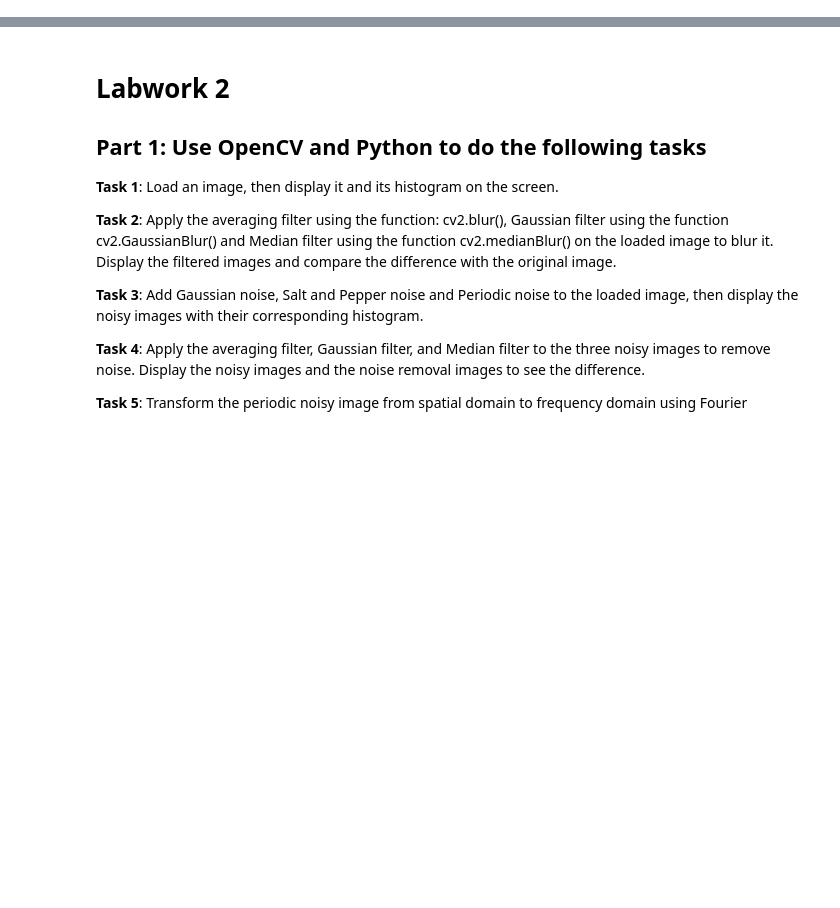
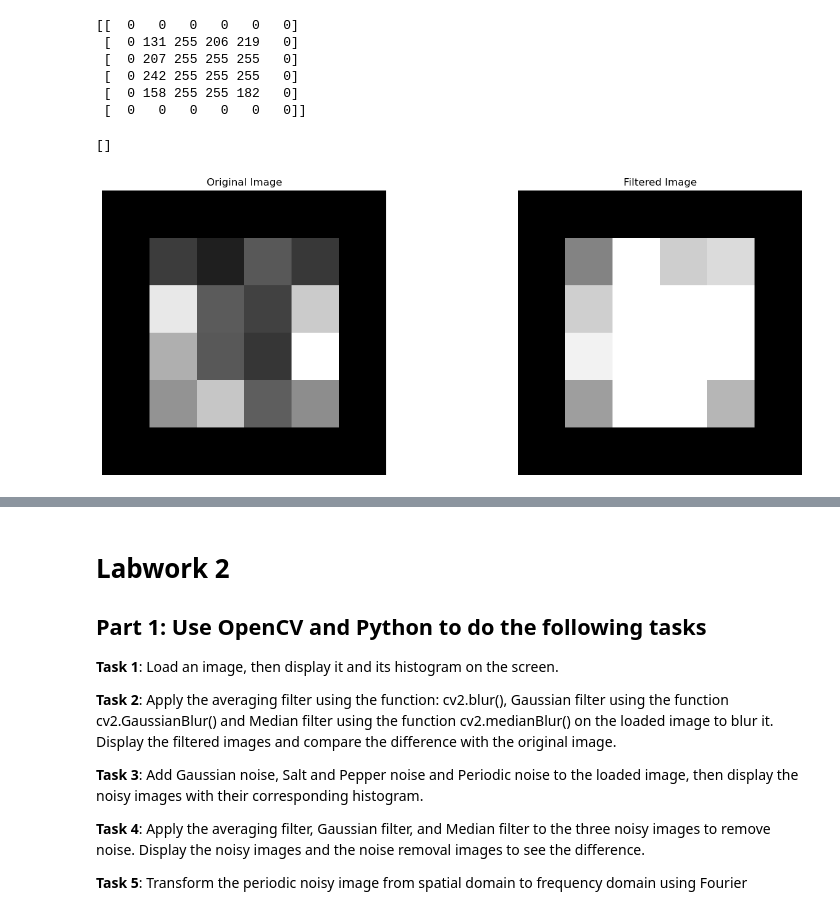
Before and after one commit to GalaxyAnnihilator/ImageProcessing, a Jupyter notebook: Labworks/Labwork2.ipynb, the cells around one changed output, grey strips where cells are left out. Drawn from its saved outputs; the diff is of its cells as text; code cells hidden in the pictures; blank space fills up the shorter version.

```diff
--- a/Labworks/Labwork2.ipynb
+++ b/Labworks/Labwork2.ipynb
@@ -0,0 +1,58 @@
+# %%
+import cv2, numpy as np
+import matplotlib.pyplot as plt
+
+def customFilter(img, i, j, weights):
+    s = 0
+    for a in range(-1, 2):
+        for b in range(-1, 2):
+            s += int(img[i + a][j + b]) * weights[a + 1][b + 1]
+
+    weightsum = sum(sum(row) for row in weights)
+    result = s if weightsum != 0 else s
+    return max(0, min(255, result))
+
+weights = [
+    [23/37, 12/37, 34/37],
+    [89/37, 35/37, 25/37],
+    [67/37, 34/37, 21/37],
+]
+
+img = np.array([
+    [0,0,0,0,0,0],
+    [0,23,12,34,22,0],
+    [0,89,35,25,78,0],
+    [0,67,34,21,98,0],
+    [0,57,76,36,54,0],
+    [0,0,0,0,0,0]
+])
+
+plt.figure(figsize=(16, 6))
+plt.subplot(1, 2, 1)
+plt.imshow(img, cmap="grey")
+plt.axis("off")
+plt.title("Original Image")
+plt.plot()
+
+rows, cols = img.shape
+dummy = img.copy()
+for i in range(1, rows - 1):
+    for j in range(1, cols - 1):
+        dummy[i][j] = customFilter(img, i, j, weights)
+
+print(dummy)
+
+plt.subplot(1, 2, 2)
+plt.imshow(dummy, cmap="grey")
+plt.axis("off")
+plt.title("Filtered Image")
+plt.plot()
+# %% [output]
+[[  0   0   0   0   0   0]
+ [  0 131 255 206 219   0]
+ [  0 207 255 255 255   0]
+ [  0 242 255 255 255   0]
+ [  0 158 255 255 182   0]
+ [  0   0   0   0   0   0]]
+[]
+[figure, added]
```
Also changed, not shown: parts of 2 cells of this notebook, 2 other files.
